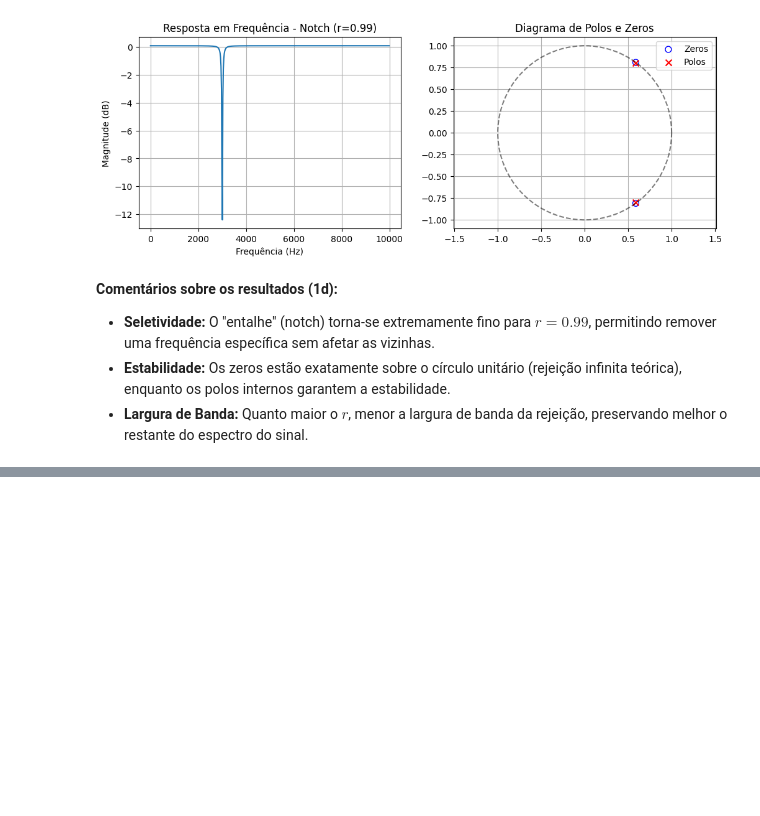
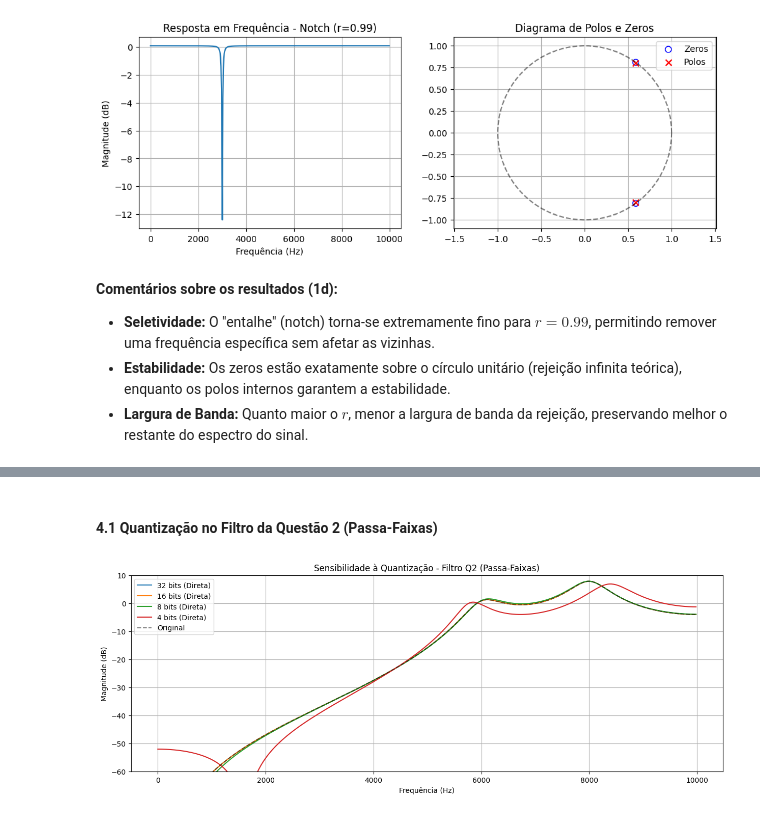
Before and after one commit to masterAristocats/Trabalho-Processamento-de-Sinais-I-6, a Jupyter notebook: rep.ipynb, the cells around one changed output, grey strips where cells are left out. Saved outputs shown, nothing was run; the diff lists cells and outputs as text; code cells hidden in the pictures; blank space fills up the shorter version.

```diff
--- a/rep.ipynb
+++ b/rep.ipynb
@@ -134,0 +224,35 @@ for r in [0.8, 0.9, 0.99]:
+# %%
+def quantize_coeffs(coeffs, bits):
+    if bits >= 32: return np.array(coeffs)
+    max_val = np.max(np.abs(coeffs))
+    # Normaliza, escala para o range do inteiro, arredonda e volta
+    levels = 2**(bits-1) - 1
+    quantized = np.round((coeffs / max_val) * levels) * (max_val / levels)
+    return quantized
+
+def compare_quantization(b_orig, a_orig, blocks, title_suffix):
+    bits_list = [32, 16, 8, 4]
+    plt.figure(figsize=(15, 5))
+
+    for b in bits_list:
+        # 1. Quantização Direta
+        bq_dir = quantize_coeffs(b_orig, b)
+        aq_dir = quantize_coeffs(a_orig, b)
+        w, h_dir = signal.freqz(bq_dir, aq_dir, fs=fs)
+        plt.plot(w, 20 * np.log10(np.abs(h_dir) + 1e-10), label=f'{b} bits (Direta)')
+
+    plt.plot(w, 20 * np.log10(np.abs(signal.freqz(b_orig, a_orig, fs=fs)[1]) + 1e-10), 'k--', alpha=0.5, label='Original')
+    plt.title(f'Sensibilidade à Quantização - {title_suffix}')
+    plt.xlabel('Frequência (Hz)')
+    plt.ylabel('Magnitude (dB)')
+    plt.ylim(-60, 10)
+    plt.legend()
+    plt.grid(True)
+    plt.show()
+# %% [markdown]
+#### 4.1 Quantização no Filtro da Questão 2 (Passa-Faixas)
+# %%
+blocks_q2 = [(b1, a1), (b2, a2)]
+compare_quantization(b_total, a_total, blocks_q2, "Filtro Q2 (Passa-Faixas)")
+# %% [output]
+[figure, added]
```
Also changed, not shown: parts of 29 cells of this notebook.
